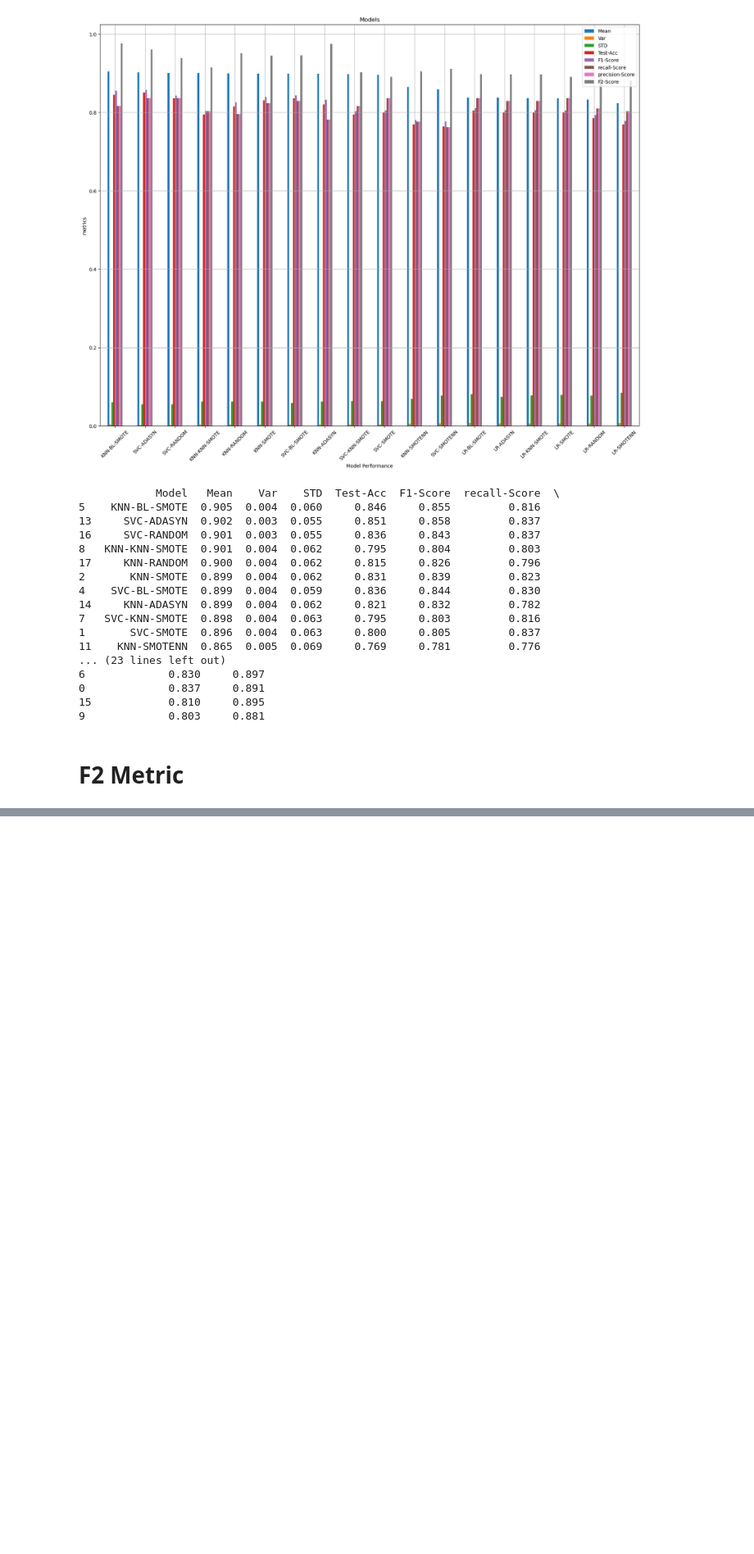
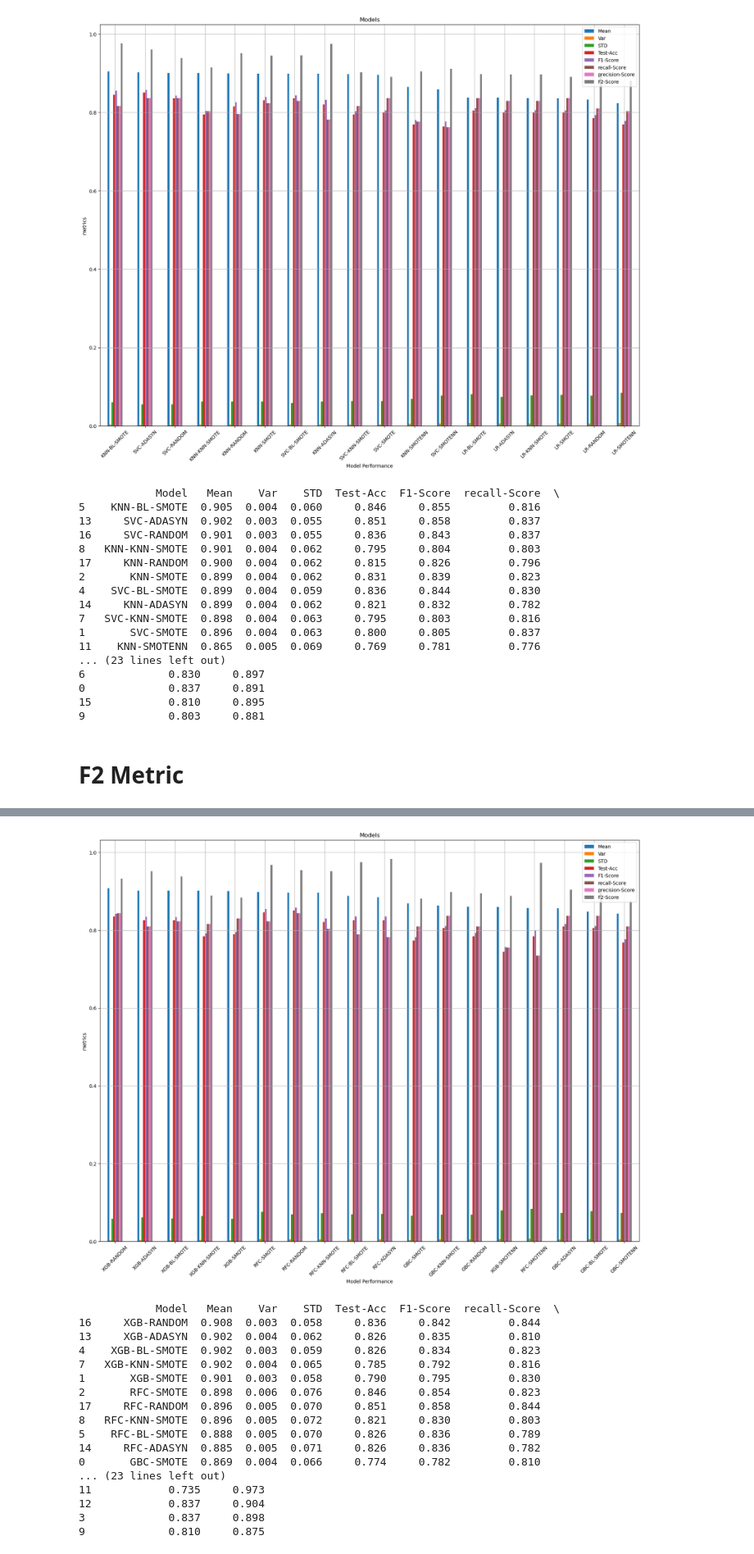
Before and after one commit to MaukanMir/Parkinsons-Classification-Analysis, a Jupyter notebook: training.ipynb, the cells around one changed output, grey strips where cells are left out. Shown at 82% size. Saved outputs shown, nothing was run; the diff lists cells and outputs as text; code cells hidden in the pictures; blank space fills up the shorter version.

```diff
--- a/training.ipynb
+++ b/training.ipynb
@@ -560,0 +584,23 @@ test_selected_sampling_models(sample_model_names, sample_models, model_names, mo
+# %%
+model_names = ["GBC", "XGB", "RFC"]
+grab_selected_models(model_names)
+test_selected_sampling_models(sample_model_names, sample_models, model_names, models, X, y, f2_metric)
+# %% [output]
+[figure, added]
+            Model   Mean    Var    STD  Test-Acc  F1-Score  recall-Score  \
+16     XGB-RANDOM  0.908  0.003  0.058     0.836     0.842         0.844
+13     XGB-ADASYN  0.902  0.004  0.062     0.826     0.835         0.810
+4    XGB-BL-SMOTE  0.902  0.003  0.059     0.826     0.834         0.823
+7   XGB-KNN-SMOTE  0.902  0.004  0.065     0.785     0.792         0.816
+1       XGB-SMOTE  0.901  0.003  0.058     0.790     0.795         0.830
+2       RFC-SMOTE  0.898  0.006  0.076     0.846     0.854         0.823
+17     RFC-RANDOM  0.896  0.005  0.070     0.851     0.858         0.844
+8   RFC-KNN-SMOTE  0.896  0.005  0.072     0.821     0.830         0.803
+5    RFC-BL-SMOTE  0.888  0.005  0.070     0.826     0.836         0.789
+14     RFC-ADASYN  0.885  0.005  0.071     0.826     0.836         0.782
+0       GBC-SMOTE  0.869  0.004  0.066     0.774     0.782         0.810
+... (23 lines left out)
+11            0.735     0.973
+12            0.837     0.904
+3             0.837     0.898
+9             0.810     0.875
```
Also changed, not shown: parts of 1 cell of this notebook.
